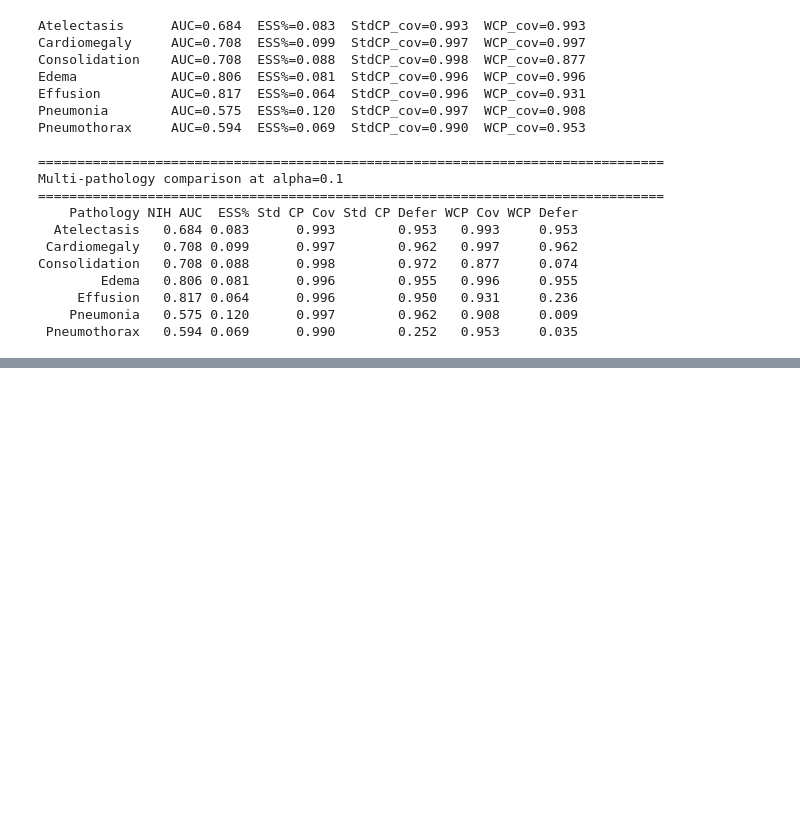
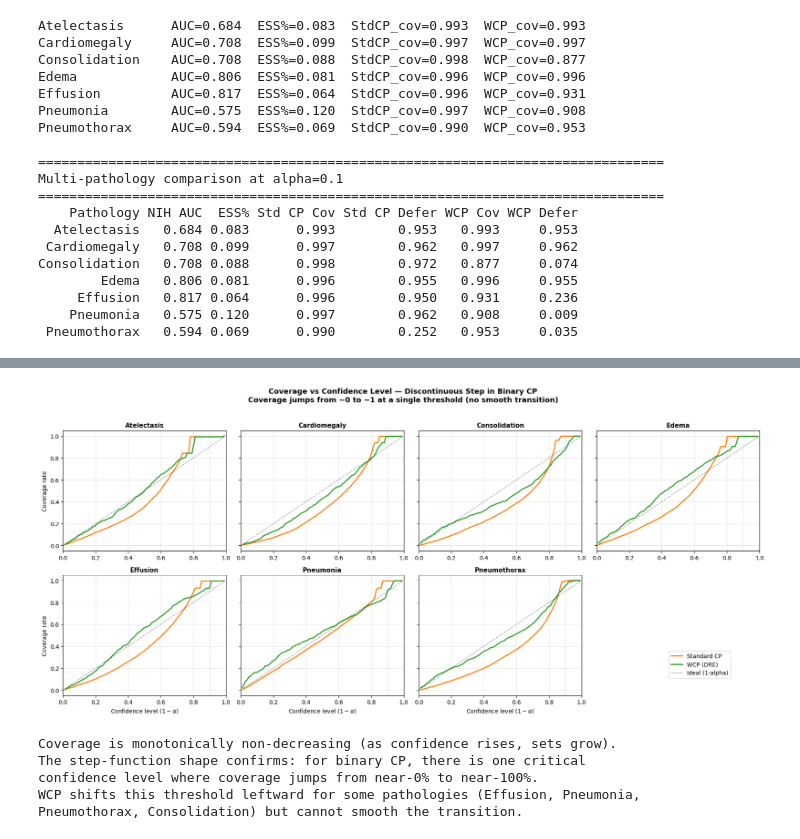
Before and after one commit to chihuangliu/wcp-l2d, a Jupyter notebook: notebooks/wcp_experiment.ipynb, the cells around one changed output, grey strips where cells are left out. Drawn from its saved outputs; the diff is of its cells as text; code cells hidden in the pictures; blank space fills up the shorter version.

```diff
--- a/notebooks/wcp_experiment.ipynb
+++ b/notebooks/wcp_experiment.ipynb
@@ -514,0 +695,74 @@ Consolidation   0.708 0.088      0.998        0.972   0.877     0.074
+# %%
+# Coverage IS monotonic — shows the step-function transition cleanly
+fig, axes = plt.subplots(2, 4, figsize=(18, 8), sharey=True)
+axes_flat = axes.flatten()
+
+for i, pathology in enumerate(COMMON_PATHOLOGIES):
+    ax = axes_flat[i]
+
+    ax.plot(
+        confidence_levels,
+        std_cp_coverage[pathology],
+        color="#ff7f0e",
+        linewidth=2,
+        label="Standard CP",
+    )
+    ax.plot(
+        confidence_levels,
+        wcp_coverage[pathology],
+        color="#2ca02c",
+        linewidth=2,
+        label="WCP (DRE)",
+    )
+
+    # Ideal coverage: 1 - alpha = confidence level
+    ax.plot(
+        confidence_levels,
+        confidence_levels,
+        color="black",
+        linestyle="--",
+        alpha=0.4,
+        linewidth=1,
+        label="Ideal (1-alpha)",
+    )
+
+    ax.axvline(x=0.9, color="gray", linestyle=":", alpha=0.5, linewidth=1)
+
+    ax.set_title(pathology, fontsize=11, fontweight="bold")
+    ax.set_xlim(0, 1)
+    ax.set_ylim(-0.05, 1.05)
+    ax.grid(True, alpha=0.3)
+    if i >= 4:
+        ax.set_xlabel(r"Confidence level ($1 - \alpha$)")
+    if i % 4 == 0:
+        ax.set_ylabel("Coverage rate")
+
+axes_flat[7].set_visible(False)
+
+handles, labels = axes_flat[0].get_legend_handles_labels()
+fig.legend(handles, labels, loc="lower right", fontsize=10, bbox_to_anchor=(0.95, 0.12))
+
+fig.suptitle(
+    "Coverage vs Confidence Level — Discontinuous Step in Binary CP\n"
+    "Coverage jumps from ~0 to ~1 at a single threshold (no smooth transition)",
+    fontsize=13,
+    fontweight="bold",
+    y=1.02,
+)
+plt.tight_layout()
+plt.show()
+
+print(
+    "Coverage is monotonically non-decreasing (as confidence rises, sets grow).\n"
+    "The step-function shape confirms: for binary CP, there is one critical\n"
+    "confidence level where coverage jumps from near-0% to near-100%.\n"
+    "WCP shifts this threshold leftward for some pathologies (Effusion, Pneumonia,\n"
+    "Pneumothorax, Consolidation) but cannot smooth the transition."
+)
+# %% [output]
+[figure, added]
+Coverage is monotonically non-decreasing (as confidence rises, sets grow).
+The step-function shape confirms: for binary CP, there is one critical
+confidence level where coverage jumps from near-0% to near-100%.
+WCP shifts this threshold leftward for some pathologies (Effusion, Pneumonia,
+Pneumothorax, Consolidation) but cannot smooth the transition.
```
Also changed, not shown: parts of 3 cells of this notebook.
